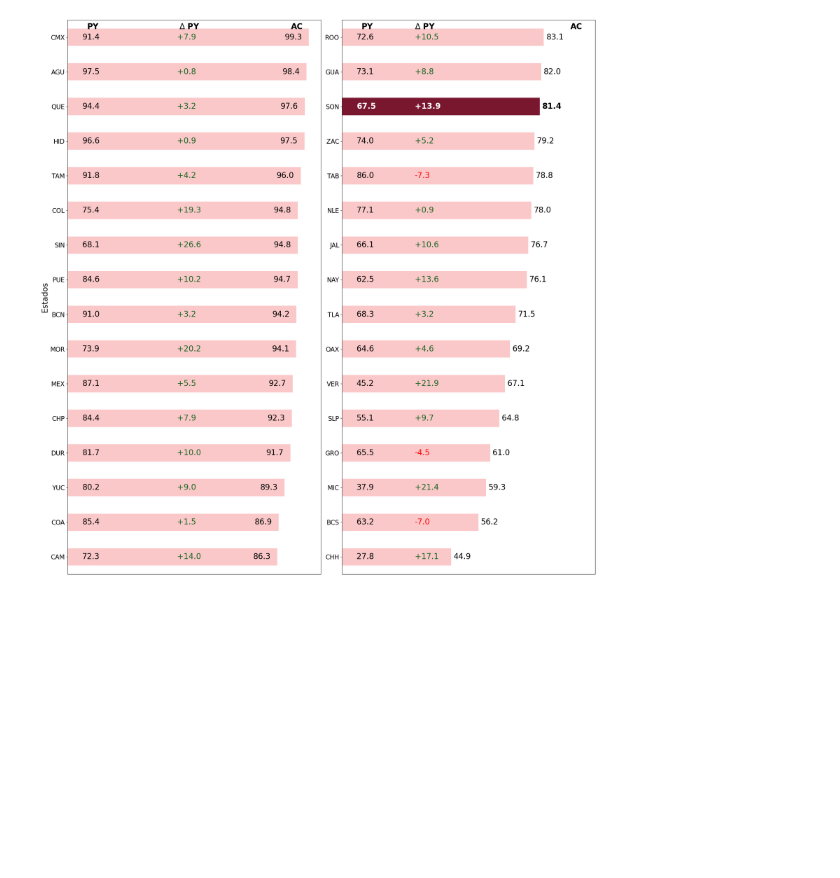
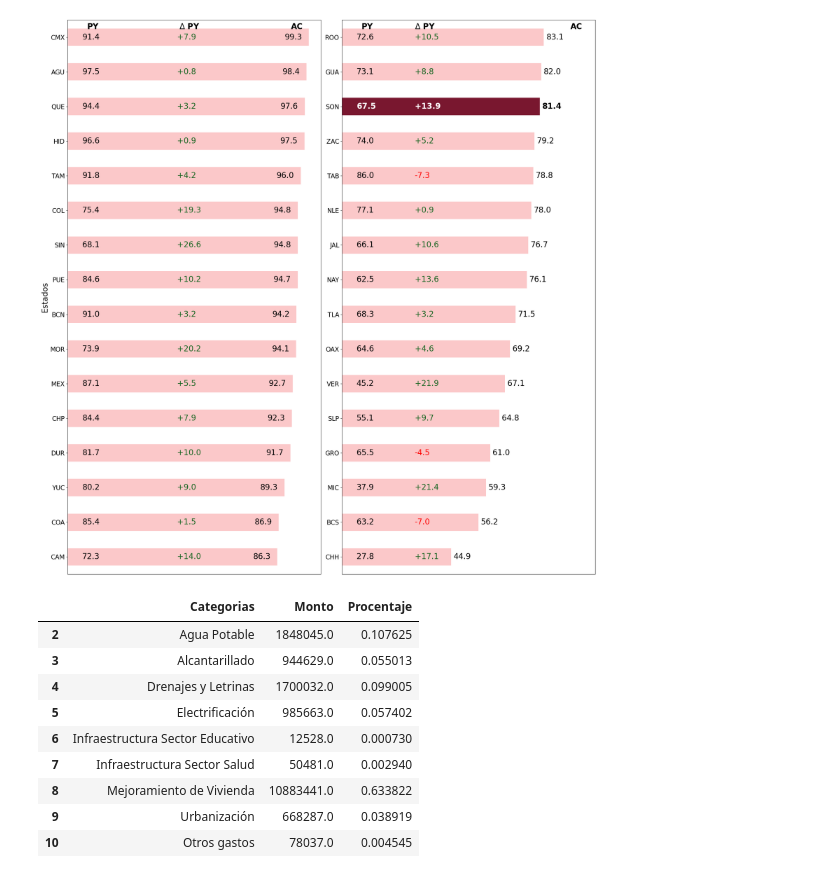
Before and after one commit to Dust1920/SIM26, a Jupyter notebook: transform/articulo_revista.ipynb, the cells around one changed output. Saved outputs shown, nothing was run; the diff lists cells and outputs as text; code cells hidden in the pictures; blank space fills up the shorter version.

```diff
--- a/transform/articulo_revista.ipynb
+++ b/transform/articulo_revista.ipynb
@@ -1559,3 +1555,16 @@ fig.data[0].customdata = np.column_stack([dfp['Monto'], 100 * dfp['Procentaje']]
 fig.data[0].texttemplate = "%{label}<br>Monto:$ %{customdata[0]}<br>Porcentaje: %{customdata[1]:.2f}%"
 #fig.data[0].texttemplate = "%{label}<br>%{value}<br>Monto:$ %{customdata[0]}<br>Porcentaje: %{customdata[1]:.2f}%"
 fig.show()
+# %%
+dfp
+# %% [output]
+|  | Categorias | Monto | Procentaje |
+| 2 | Agua Potable | 1848045.0 | 0.107625 |
+| 3 | Alcantarillado | 944629.0 | 0.055013 |
+| 4 | Drenajes y Letrinas | 1700032.0 | 0.099005 |
+| 5 | Electrificación | 985663.0 | 0.057402 |
+| 6 | Infraestructura Sector Educativo | 12528.0 | 0.000730 |
+| 7 | Infraestructura Sector Salud | 50481.0 | 0.002940 |
+| 8 | Mejoramiento de Vivienda | 10883441.0 | 0.633822 |
+| 9 | Urbanización | 668287.0 | 0.038919 |
+| 10 | Otros gastos | 78037.0 | 0.004545 |
```
Also changed, not shown: parts of 4 cells of this notebook.
